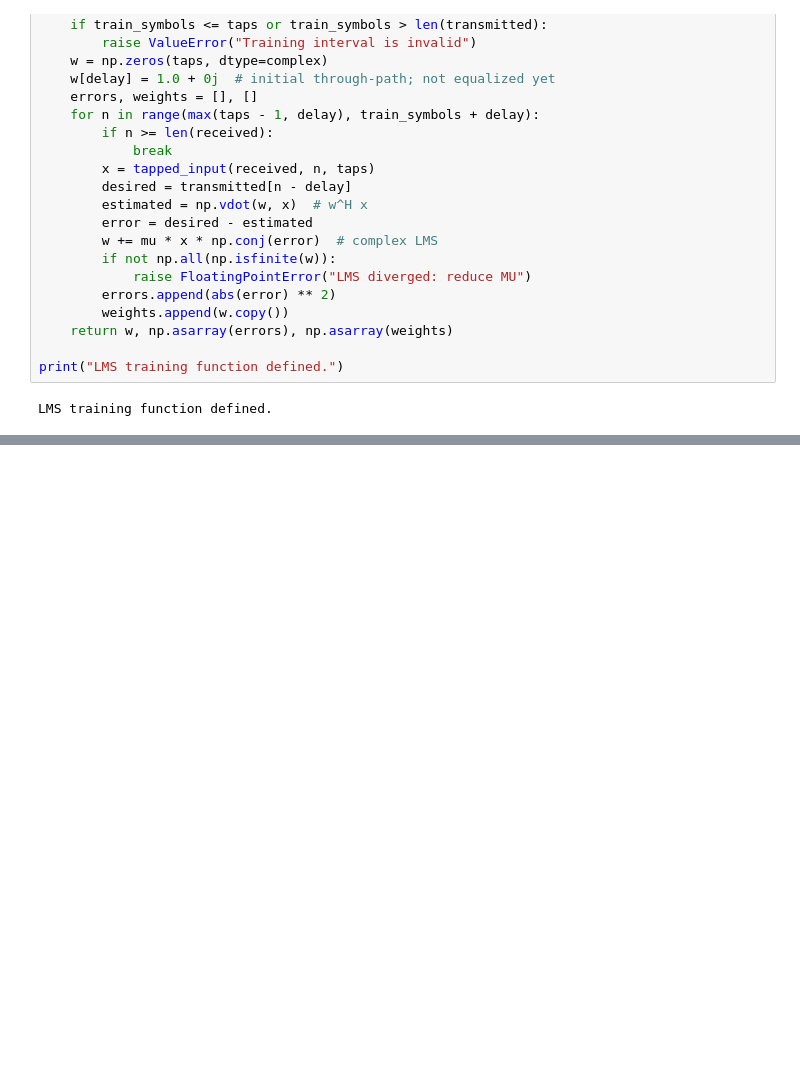
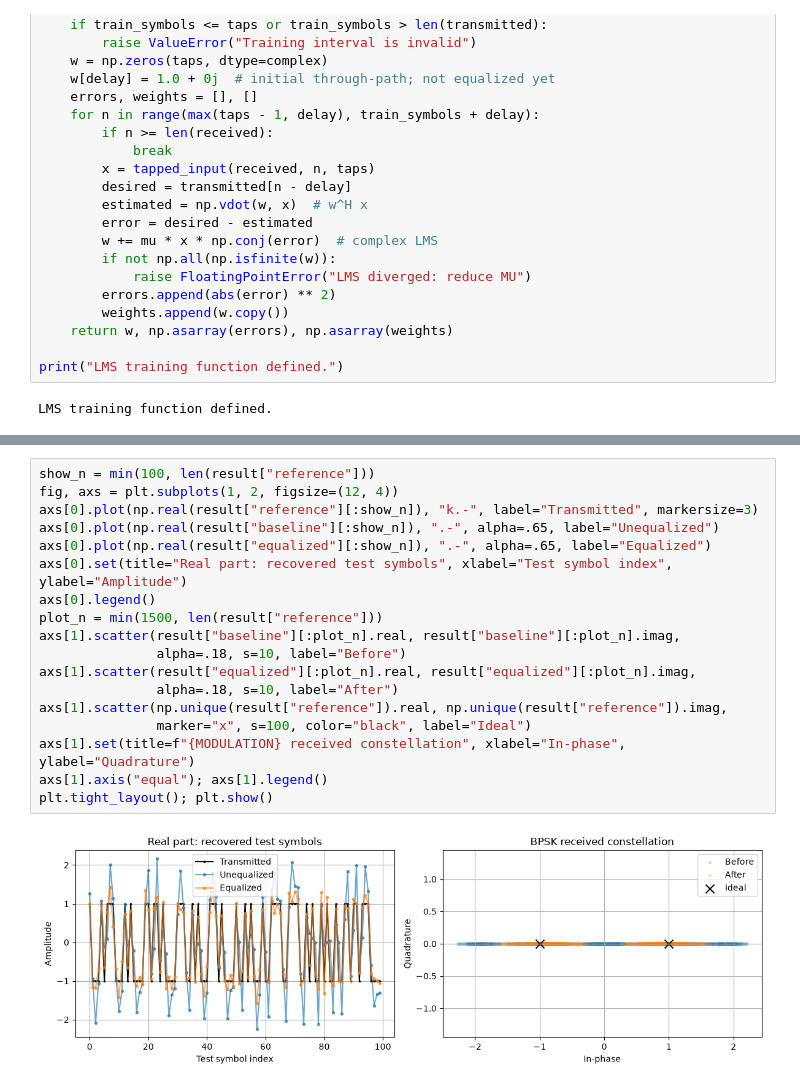
Before and after one commit to R1999T/cmsp_lms_project, a Jupyter notebook: LMS.ipynb, the cells around one changed output, grey strips where cells are left out. Drawn from its saved outputs; the diff is of its cells as text; blank space fills up the shorter version.

```diff
--- a/LMS.ipynb
+++ b/LMS.ipynb
@@ -111,0 +215,20 @@ LMS training function defined.
+# %%
+show_n = min(100, len(result["reference"]))
+fig, axs = plt.subplots(1, 2, figsize=(12, 4))
+axs[0].plot(np.real(result["reference"][:show_n]), "k.-", label="Transmitted", markersize=3)
+axs[0].plot(np.real(result["baseline"][:show_n]), ".-", alpha=.65, label="Unequalized")
+axs[0].plot(np.real(result["equalized"][:show_n]), ".-", alpha=.65, label="Equalized")
+axs[0].set(title="Real part: recovered test symbols", xlabel="Test symbol index", ylabel="Amplitude")
+axs[0].legend()
+plot_n = min(1500, len(result["reference"]))
+axs[1].scatter(result["baseline"][:plot_n].real, result["baseline"][:plot_n].imag,
+               alpha=.18, s=10, label="Before")
+axs[1].scatter(result["equalized"][:plot_n].real, result["equalized"][:plot_n].imag,
+               alpha=.18, s=10, label="After")
+axs[1].scatter(np.unique(result["reference"]).real, np.unique(result["reference"]).imag,
+               marker="x", s=100, color="black", label="Ideal")
+axs[1].set(title=f"{MODULATION} received constellation", xlabel="In-phase", ylabel="Quadrature")
+axs[1].axis("equal"); axs[1].legend()
+plt.tight_layout(); plt.show()
+# %% [output]
+[figure, added]
```
Also changed, not shown: parts of 6 cells of this notebook.
